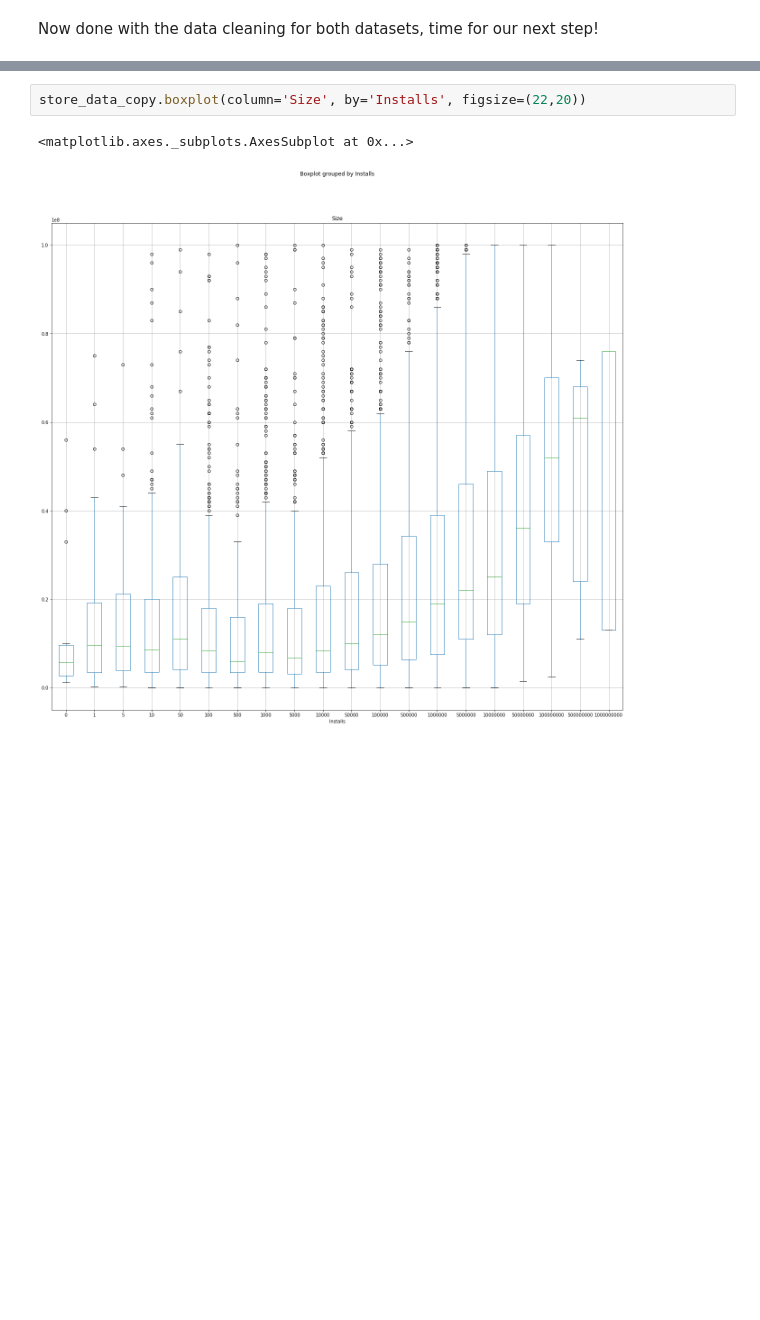
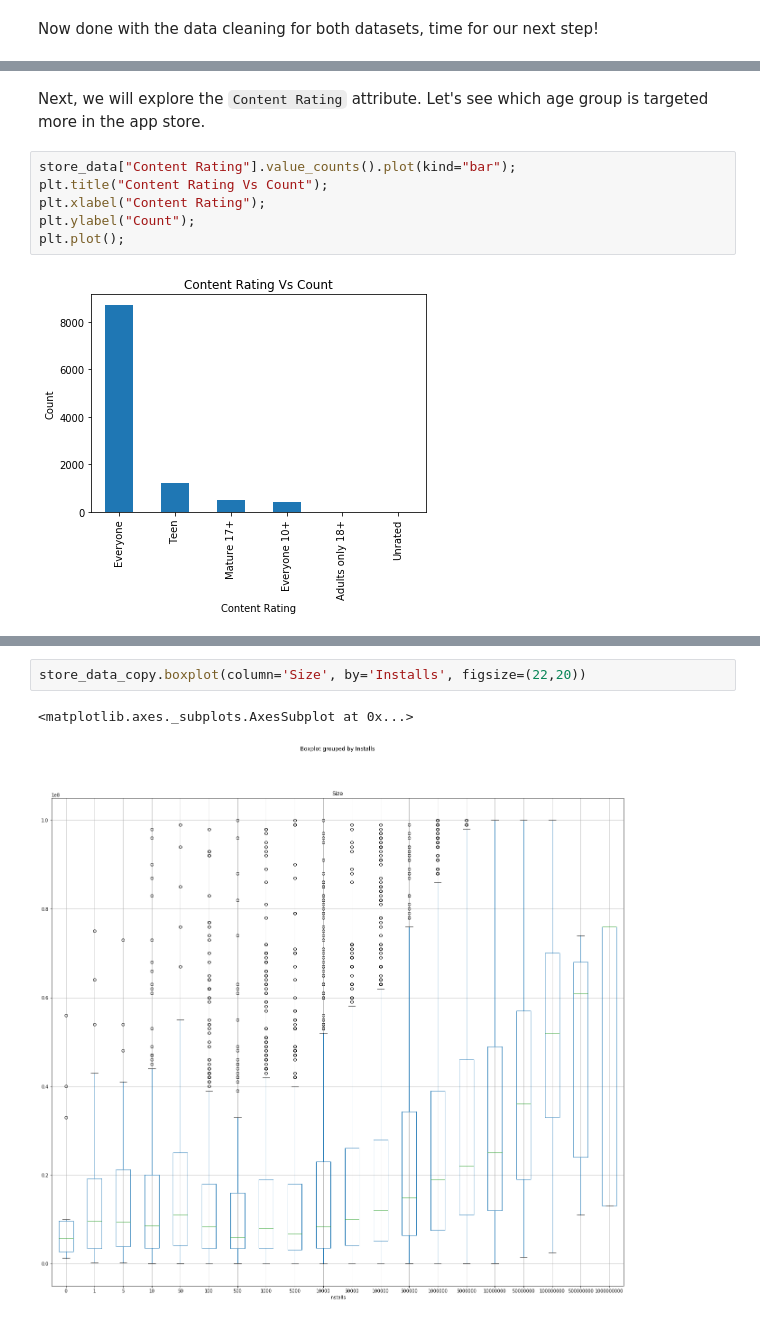
Before and after one commit to RandHood/DataSighence, a Jupyter notebook: Cleaning-2.ipynb, the cells around one changed output, grey strips where cells are left out. Drawn from its saved outputs; the diff is of its cells as text; blank space fills up the shorter version.

```diff
--- a/Cleaning-2.ipynb
+++ b/Cleaning-2.ipynb
@@ -310,0 +378,10 @@ store_data_copy['Size'] = store_data_copy['Size'].astype('float')
+# %% [markdown]
+Next, we will explore the `Content Rating` attribute. Let's see which age group is targeted more in the app store.
+# %%
+store_data["Content Rating"].value_counts().plot(kind="bar");
+plt.title("Content Rating Vs Count");
+plt.xlabel("Content Rating");
+plt.ylabel("Count");
+plt.plot();
+# %% [output]
+[figure, added]
```
Also changed, not shown: parts of 47 cells of this notebook.
